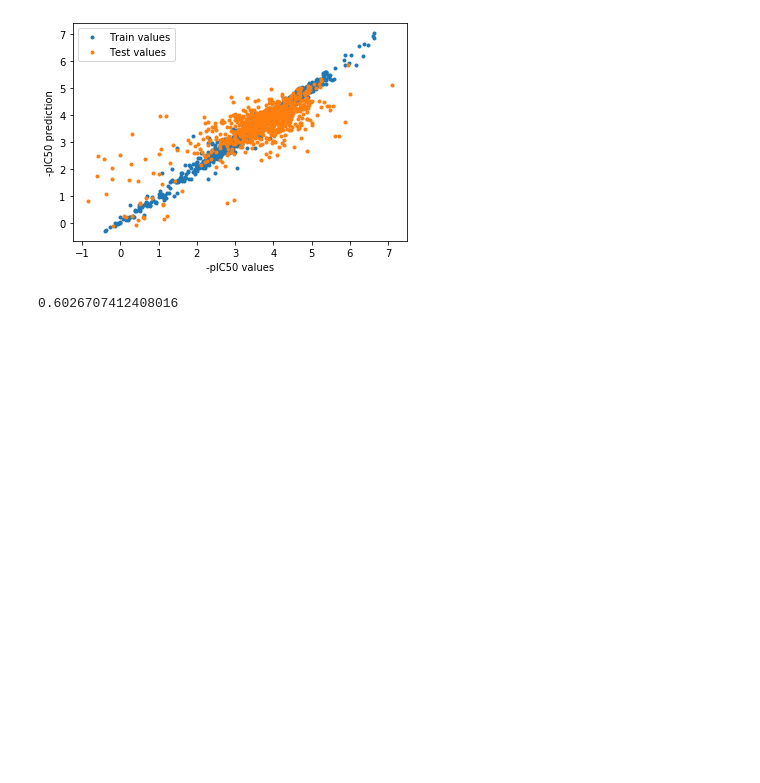
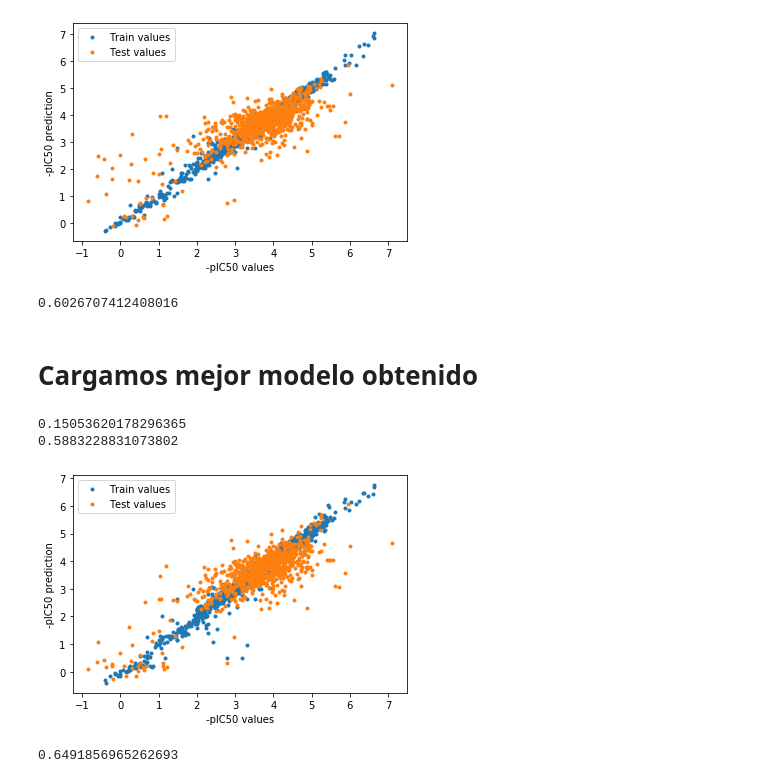
Before and after one commit to tavalenzuelag/Material, a Jupyter notebook: Proyecto/Morgan.ipynb, the cells around one changed output. Drawn from its saved outputs; the diff is of its cells as text; code cells hidden in the pictures; blank space fills up the shorter version.

```diff
--- a/Proyecto/Morgan.ipynb
+++ b/Proyecto/Morgan.ipynb
@@ -130,3 +131,45 @@ plt.show()
 r2_score(y_test, pred_test)
 # %% [output]
 0.6026707412408016
+# %% [markdown]
+# Cargamos mejor modelo obtenido
+# %%
+modelo = Sequential()
+
+modelo.add(Dense(2600, input_dim=1024, activation='relu'))
+modelo.add(Dense(1300, activation='relu'))
+modelo.add(Dense(1300, activation='relu'))
+modelo.add(Dense(650, activation='relu'))
+modelo.add(Dense(300, activation='relu'))
+modelo.add(Dense(150, activation='relu'))
+modelo.add(Dense(70, activation='relu'))
+modelo.add(Dense(35, activation='relu'))
+modelo.add(Dense(15, activation='relu'))
+modelo.add(Dense(5, activation='relu'))
+modelo.add(Dense(1, activation='linear'))
+
+modelo.load_weights("Modelos/morgan_model.h5")
+# %%
+pred_train= modelo.predict(X_train)
+print(np.sqrt(mean_squared_error(y_train,pred_train)))
+pred_test= modelo.predict(X_test)
+print(np.sqrt(mean_squared_error(y_test,pred_test)))
+# %% [output]
+0.15053620178296365
+0.5883228831073802
+# %%
+plt.figure(3)
+plt.clf()
+plt.xlabel('-pIC50 values')
+plt.ylabel('-pIC50 prediction')
+plt.plot(y_train, pred_train ,'.', label = 'Train values')
+plt.plot(y_test, pred_test, '.', label = 'Test values')
+plt.legend()
+plt.savefig("Images/Morgan.png")
+plt.show()
+# %% [output]
+[figure, added]
+# %%
+r2_score(y_test, pred_test)
+# %% [output]
+0.6491856965262693
```
Also changed, not shown: parts of 2 cells of this notebook, 1 other file.
